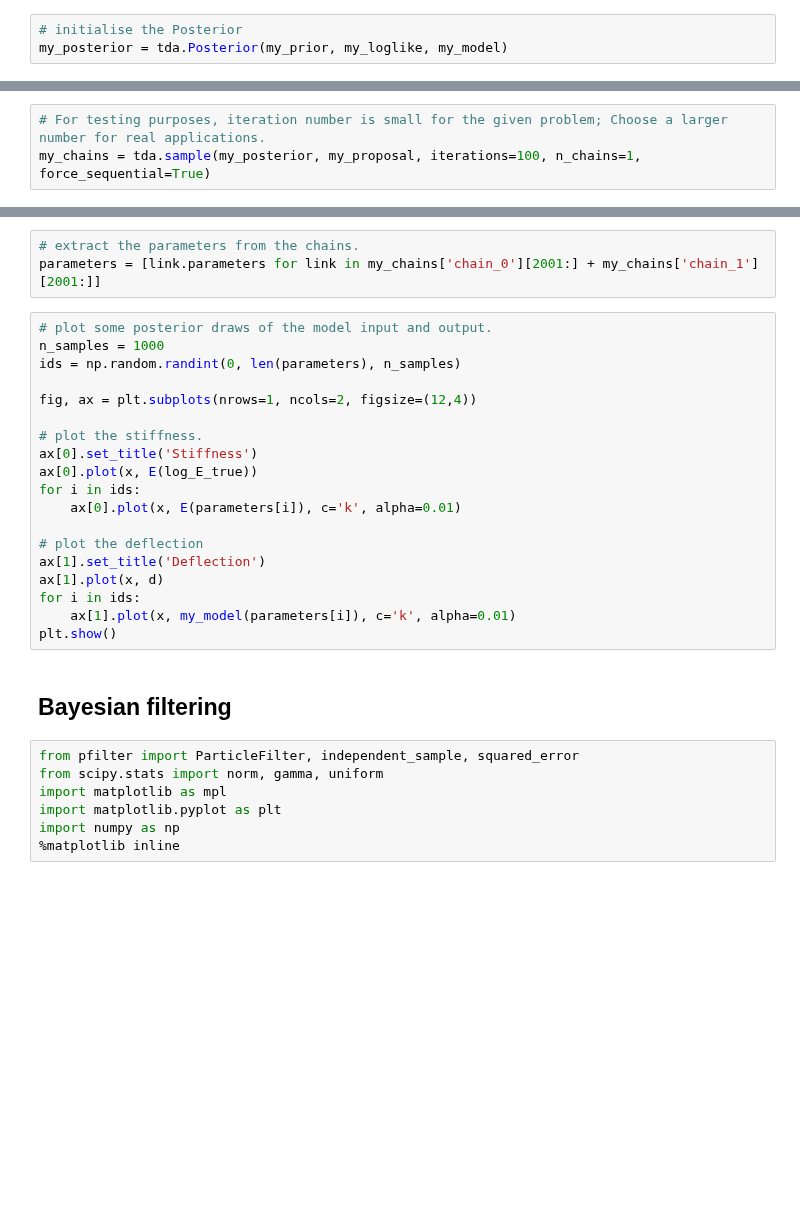
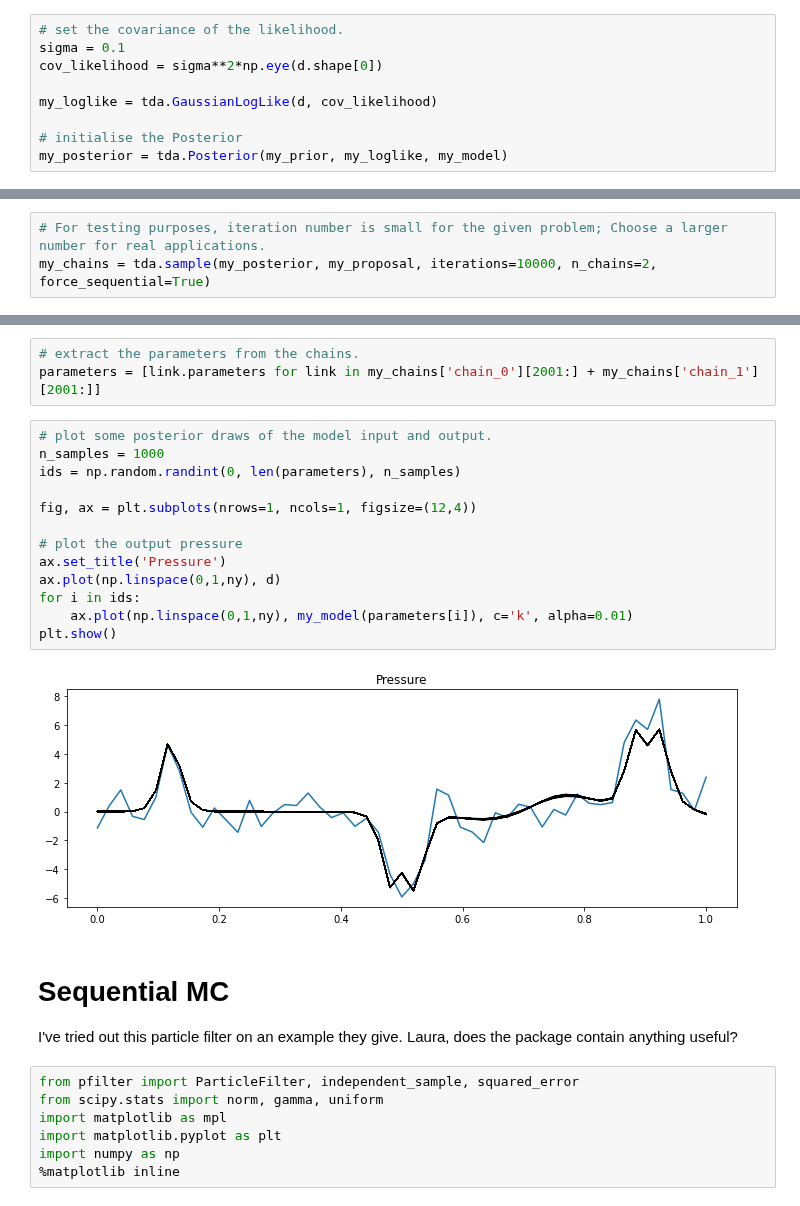
Before and after one commit to UM-Bridge/benchmarks, a Jupyter notebook: models/acoustic_gravity/tinyDA-acoustic.ipynb, the cells around one changed output, grey strips where cells are left out. Saved outputs shown, nothing was run; the diff lists cells and outputs as text; blank space fills up the shorter version.

```diff
--- a/models/acoustic_gravity/tinyDA-acoustic.ipynb
+++ b/models/acoustic_gravity/tinyDA-acoustic.ipynb
@@ -74,4 +106,10 @@ d = d_true + np.random.normal(loc=0, scale=sigma_noise, size=ny)
 # %%
+# set the covariance of the likelihood.
+sigma = 0.1
+cov_likelihood = sigma**2*np.eye(d.shape[0])
+
+my_loglike = tda.GaussianLogLike(d, cov_likelihood)
+
 # initialise the Posterior
 my_posterior = tda.Posterior(my_prior, my_loglike, my_model)
 # %% [markdown]
@@ -85,5 +129,5 @@ my_proposal = tda.CrankNicolson(scaling=pcn_scaling, adaptive=pcn_adaptive)
 ### Sample
 # %%
 # For testing purposes, iteration number is small for the given problem; Choose a larger number for real applications.
-my_chains = tda.sample(my_posterior, my_proposal, iterations=100, n_chains=1, force_sequential=True)
+my_chains = tda.sample(my_posterior, my_proposal, iterations=10000, n_chains=2, force_sequential=True)
 # %% [output]
@@ -108,24 +159,22 @@ parameters = [link.parameters for link in my_chains['chain_0'][2001:] + my_chain
 # %%
 # plot some posterior draws of the model input and output.
 n_samples = 1000
 ids = np.random.randint(0, len(parameters), n_samples)
 
-fig, ax = plt.subplots(nrows=1, ncols=2, figsize=(12,4))
+fig, ax = plt.subplots(nrows=1, ncols=1, figsize=(12,4))
 
-# plot the stiffness.
-ax[0].set_title('Stiffness')
-ax[0].plot(x, E(log_E_true))
+# plot the output pressure
+ax.set_title('Pressure')
+ax.plot(np.linspace(0,1,ny), d)
 for i in ids:
-    ax[0].plot(x, E(parameters[i]), c='k', alpha=0.01)
-
-# plot the deflection
-ax[1].set_title('Deflection')
-ax[1].plot(x, d)
-for i in ids:
-    ax[1].plot(x, my_model(parameters[i]), c='k', alpha=0.01)
+    ax.plot(np.linspace(0,1,ny), my_model(parameters[i]), c='k', alpha=0.01)
 plt.show()
+# %% [output]
+[figure, added]
-# %% [markdown]
-## Bayesian filtering
+# %% [markdown]
+# Sequential MC
+
+I've tried out this particle filter on an example they give. Laura, does the package contain anything useful?
 # %%
 from pfilter import ParticleFilter, independent_sample, squared_error
 from scipy.stats import norm, gamma, uniform
```
Also changed, not shown: parts of 28 cells of this notebook.
